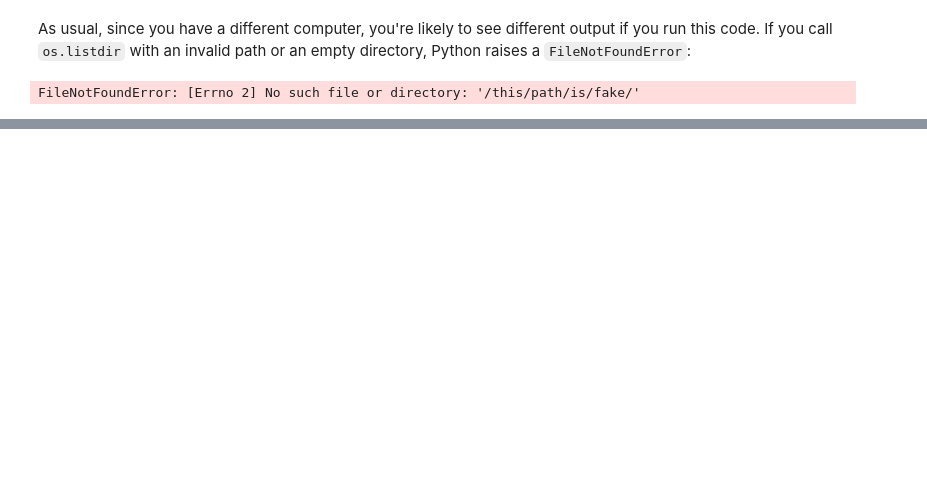
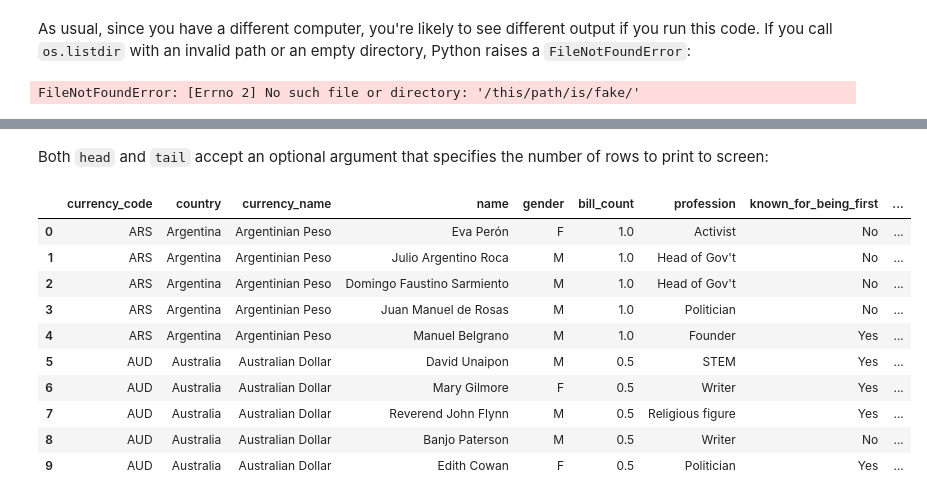
Before and after one commit to ucdavisdatalab/workshop_python_basics, a Jupyter notebook: _sources/chapters/01_python-basics.ipynb, the cells around one changed output, grey strips where cells are left out. Cells and saved outputs as stored; diff of their text form; code cells hidden in the pictures; blank space fills up the shorter version.

```diff
--- a/_sources/chapters/01_python-basics.ipynb
+++ b/_sources/chapters/01_python-basics.ipynb
@@ -1157,0 +1094,17 @@ of inspecting a data set.
+# %% [markdown]
+Both `head` and `tail` accept an optional argument that specifies the number of
+rows to print to screen:
+# %%
+banknotes.head(10)
+# %% [output]
+|  | currency_code | country | currency_name | name | gender | bill_count | profession | known_for_being_first | ... |
+| 0 | ARS | Argentina | Argentinian Peso | Eva Perón | F | 1.0 | Activist | No | ... |
+| 1 | ARS | Argentina | Argentinian Peso | Julio Argentino Roca | M | 1.0 | Head of Gov't | No | ... |
+| 2 | ARS | Argentina | Argentinian Peso | Domingo Faustino Sarmiento | M | 1.0 | Head of Gov't | No | ... |
+| 3 | ARS | Argentina | Argentinian Peso | Juan Manuel de Rosas | M | 1.0 | Politician | No | ... |
+| 4 | ARS | Argentina | Argentinian Peso | Manuel Belgrano | M | 1.0 | Founder | Yes | ... |
+| 5 | AUD | Australia | Australian Dollar | David Unaipon | M | 0.5 | STEM | Yes | ... |
+| 6 | AUD | Australia | Australian Dollar | Mary Gilmore | F | 0.5 | Writer | Yes | ... |
+| 7 | AUD | Australia | Australian Dollar | Reverend John Flynn | M | 0.5 | Religious figure | Yes | ... |
+| 8 | AUD | Australia | Australian Dollar | Banjo Paterson | M | 0.5 | Writer | No | ... |
+| 9 | AUD | Australia | Australian Dollar | Edith Cowan | F | 0.5 | Politician | Yes | ... |
```
Also changed, not shown: parts of 56 cells of this notebook, 21 other files.
